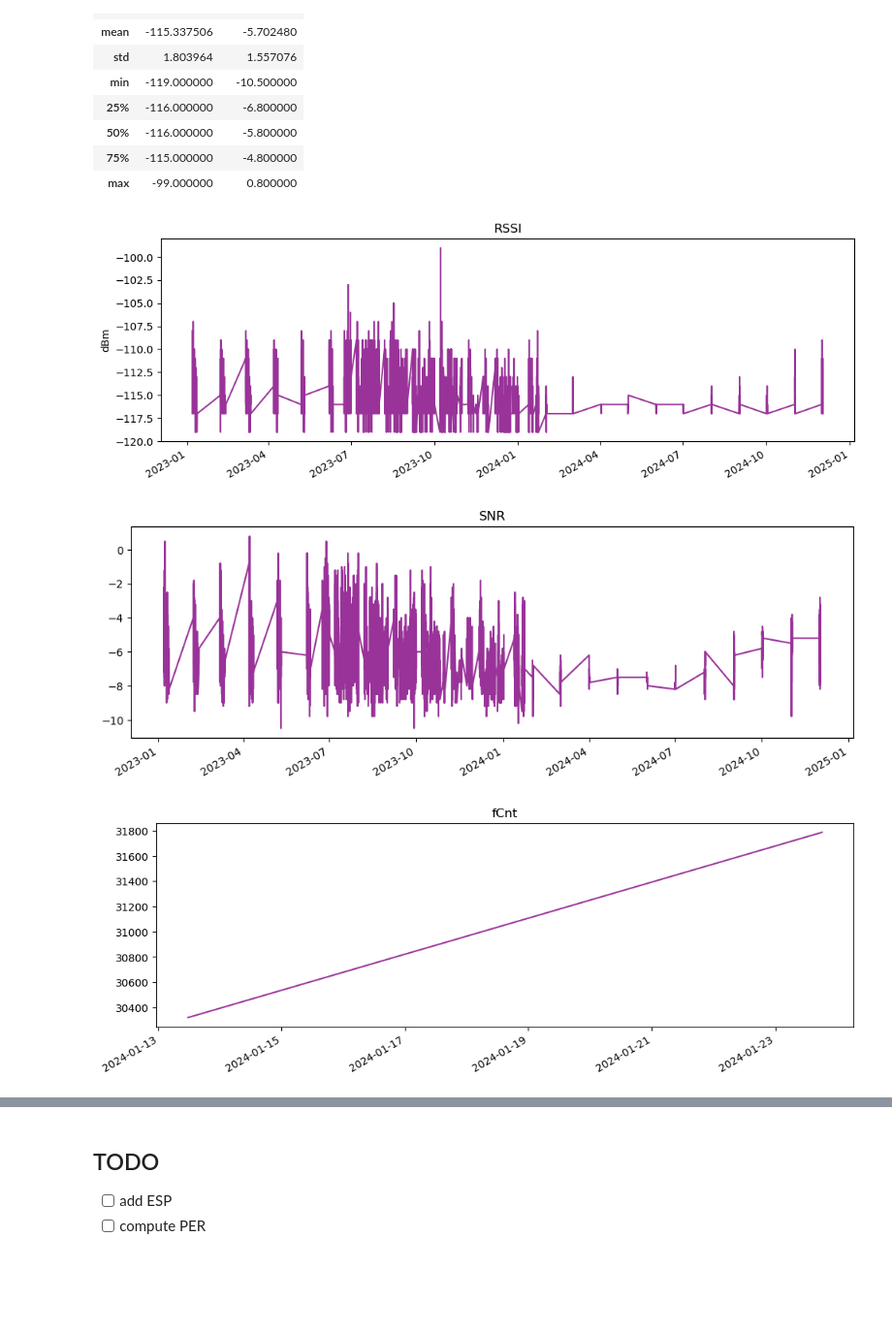
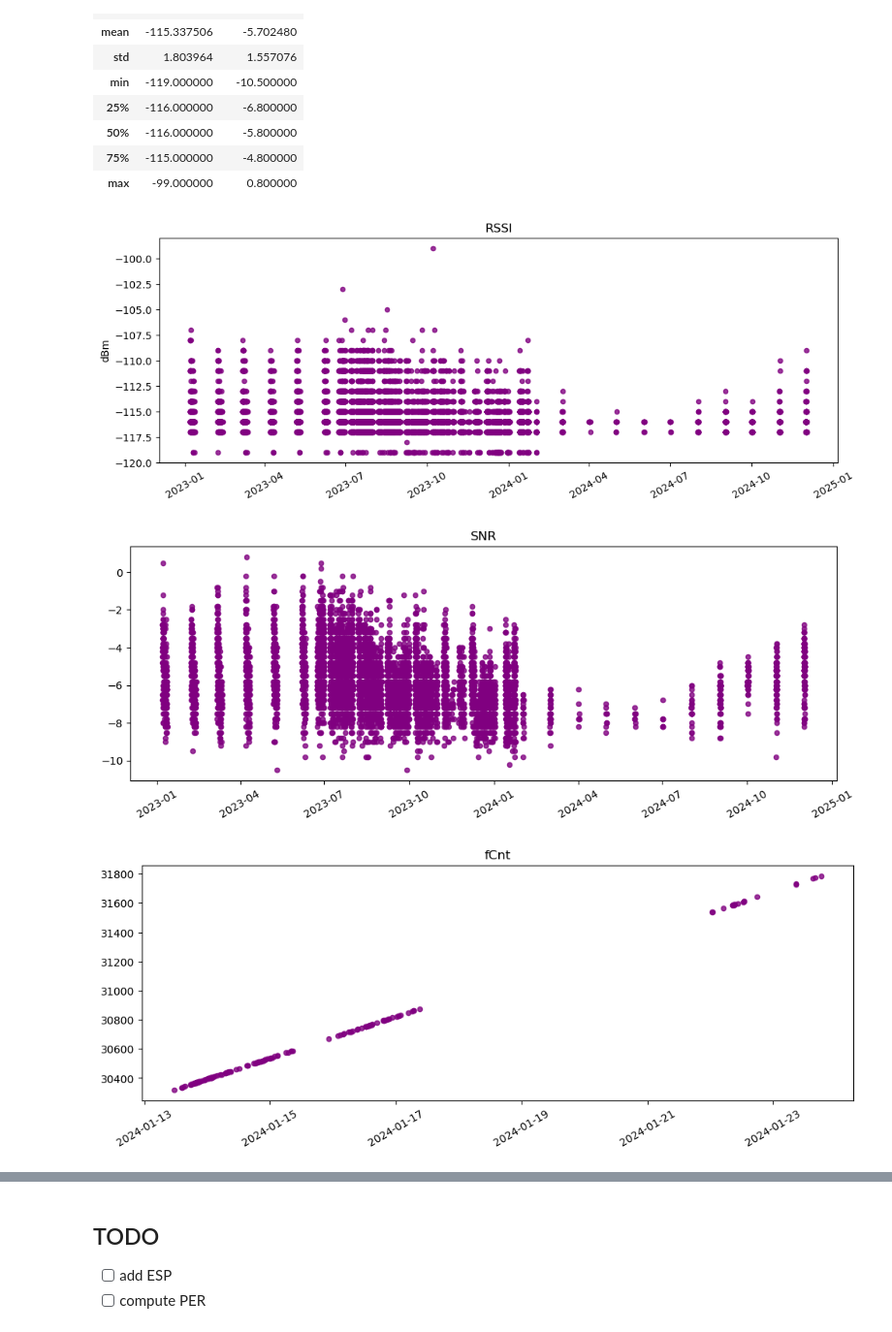
Before and after one commit to CampusIoT/datasets, a Jupyter notebook: SaintEynard/notebooks/refugegouter.ipynb, the cells around one changed output, grey strips where cells are left out. Shown: that part at 97% size. Saved outputs shown, nothing was run; the diff lists cells and outputs as text; code cells hidden in the pictures; blank space fills up the shorter version.

```diff
--- a/SaintEynard/notebooks/refugegouter.ipynb
+++ b/SaintEynard/notebooks/refugegouter.ipynb
@@ -51,24 +51,24 @@ frames[["RSSI", "SNR"]].describe()
 | 75% | -115.000000 | -4.800000 |
 | max | -99.000000 | 0.800000 |
 # %%
-frames.plot(x='Date_Time', y='RSSI', kind='line', rot=30,
+frames.plot(x='Date_Time', y='RSSI', kind='scatter', rot=30,
         color='purple', alpha=0.8,
         legend=None,
         title='RSSI', xlabel='', ylabel='dBm', fontsize=10, figsize=(12,4));
 plt.show()
 # %% [output]
-[figure, old version]
+[figure, new version]
 # %%
-frames.plot(x='Date_Time', y='SNR', kind='line', rot=30,
+frames.plot(x='Date_Time', y='SNR', kind='scatter', rot=30,
         color='purple', alpha=0.8,
         legend=None,
         title='SNR', xlabel='', ylabel='', fontsize=10, figsize=(12,4));
 plt.show()
 # %% [output]
-[figure, old version]
+[figure, new version]
 # %%
 leftside = frames[frames.Gateway == 'MTCD_Refuge_du_Gouter_LeftSide'].reset_index()
-leftside.plot(x='Date_Time', y='fCnt', kind='line', rot=30,
+leftside.plot(x='Date_Time', y='fCnt', kind='scatter', rot=30,
         color='purple', alpha=0.8,
         legend=None,
         title='fCnt', xlabel='', ylabel='', fontsize=10, figsize=(12,4));
@@ -76,6 +76,6 @@ plt.show()
 #fCnt.plot()
 #plt.show()
 # %% [output]
-[figure, old version]
+[figure, new version]
 # %%
 rightside = frames[frames.Gateway == 'MTCD_Refuge_du_Gouter_RightSide'].reset_index()
```
Also changed, not shown: parts of 1 cell of this notebook, 1 other file.
